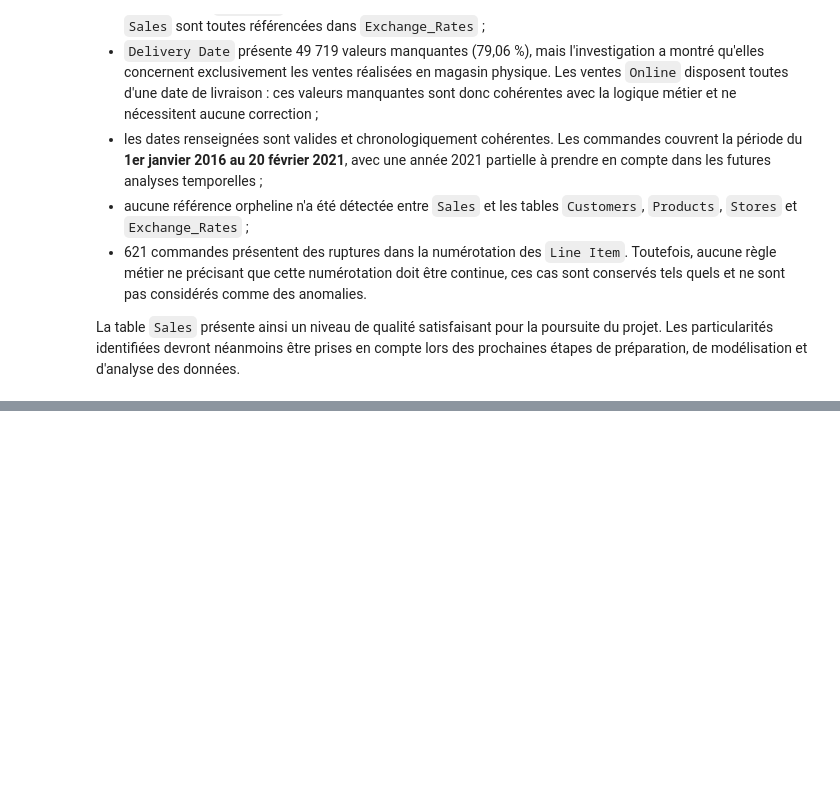
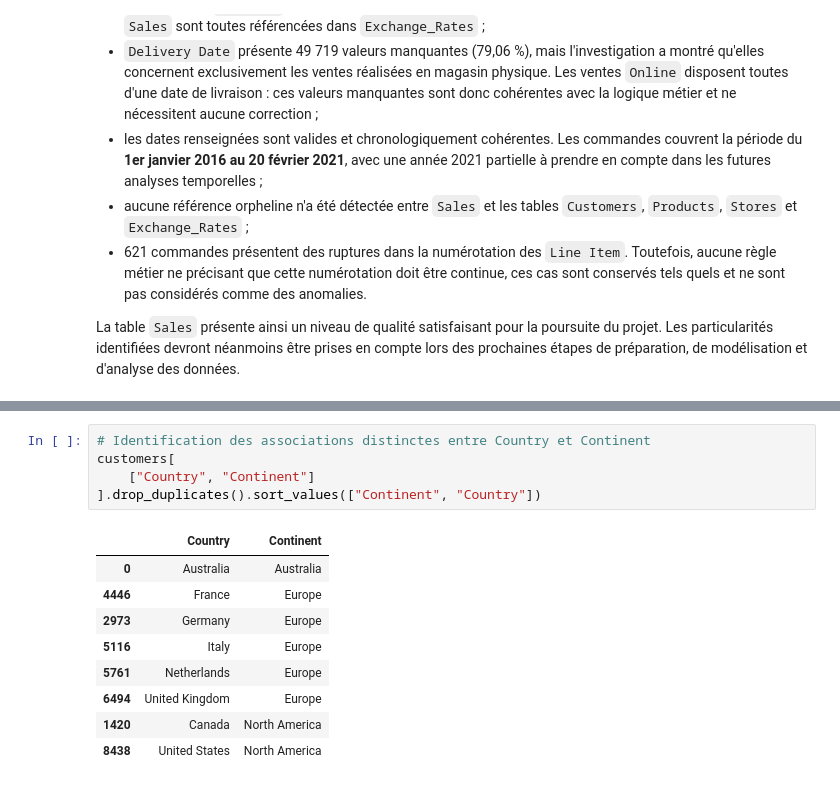
Before and after one commit to YasmineEtt/Retail-Sales-Business-Performance, a Jupyter notebook: notebooks/01_data_audit.ipynb, the cells around one changed output, grey strips where cells are left out. Drawn from its saved outputs; the diff is of its cells as text; blank space fills up the shorter version.

```diff
--- a/notebooks/01_data_audit.ipynb
+++ b/notebooks/01_data_audit.ipynb
@@ -526,0 +695,15 @@ La table `Sales` présente ainsi un niveau de qualité satisfaisant pour la pour
+# %%
+# Identification des associations distinctes entre Country et Continent
+customers[
+    ["Country", "Continent"]
+].drop_duplicates().sort_values(["Continent", "Country"])
+# %% [output]
+|  | Country | Continent |
+| 0 | Australia | Australia |
+| 4446 | France | Europe |
+| 2973 | Germany | Europe |
+| 5116 | Italy | Europe |
+| 5761 | Netherlands | Europe |
+| 6494 | United Kingdom | Europe |
+| 1420 | Canada | North America |
+| 8438 | United States | North America |
```
Also changed, not shown: parts of 36 cells of this notebook.
